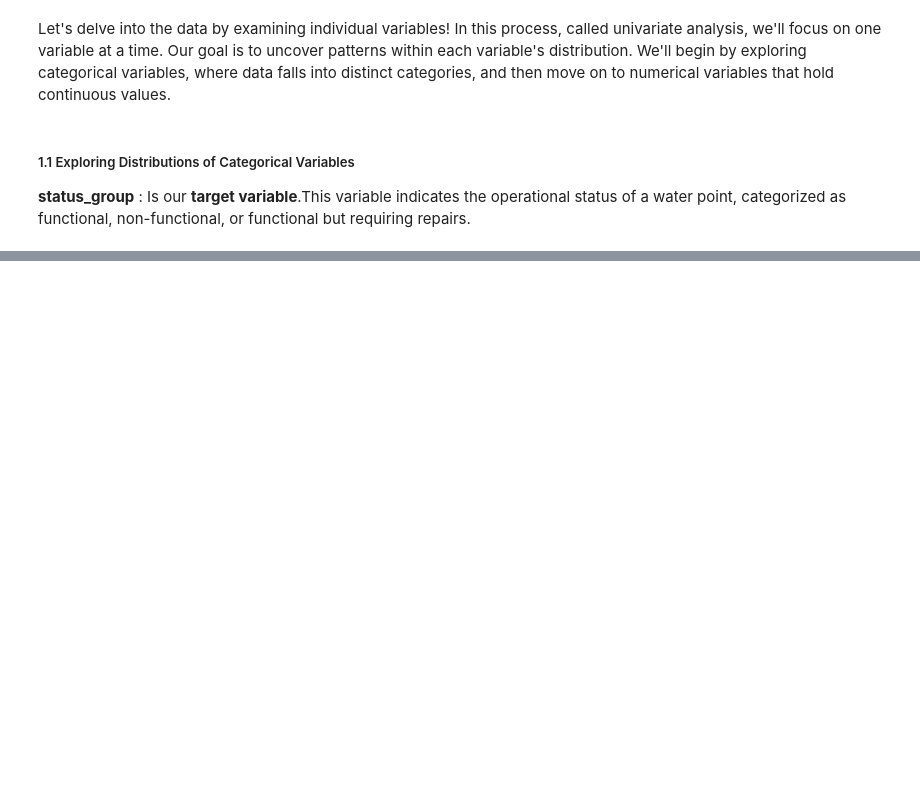
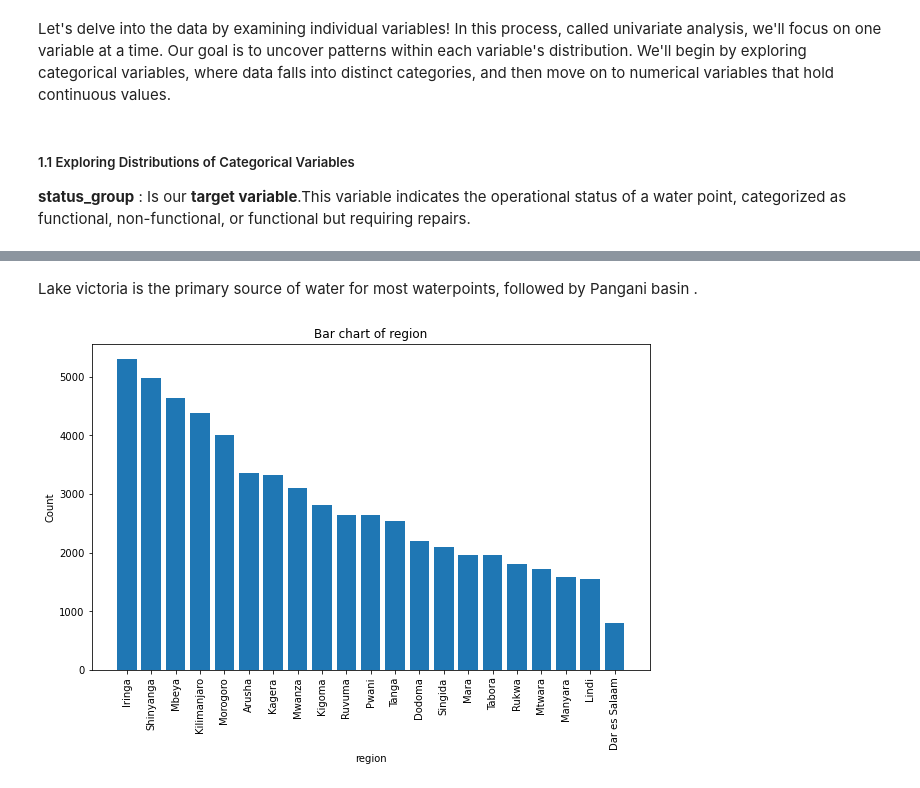
Before and after one commit to Cdasilver29/well-classification-documented, a Jupyter notebook: Technical.ipynb, the cells around one changed output, grey strips where cells are left out. Drawn from its saved outputs; the diff is of its cells as text; code cells hidden in the pictures; blank space fills up the shorter version.

```diff
--- a/Technical.ipynb
+++ b/Technical.ipynb
@@ -956,0 +960,6 @@ plt.show()
+# %% [markdown]
+Lake victoria is the primary source of water for most waterpoints, followed by Pangani basin .
+# %%
+bar_chart('region')
+# %% [output]
+[figure, added]
```
Also changed, not shown: parts of 14 cells of this notebook.
